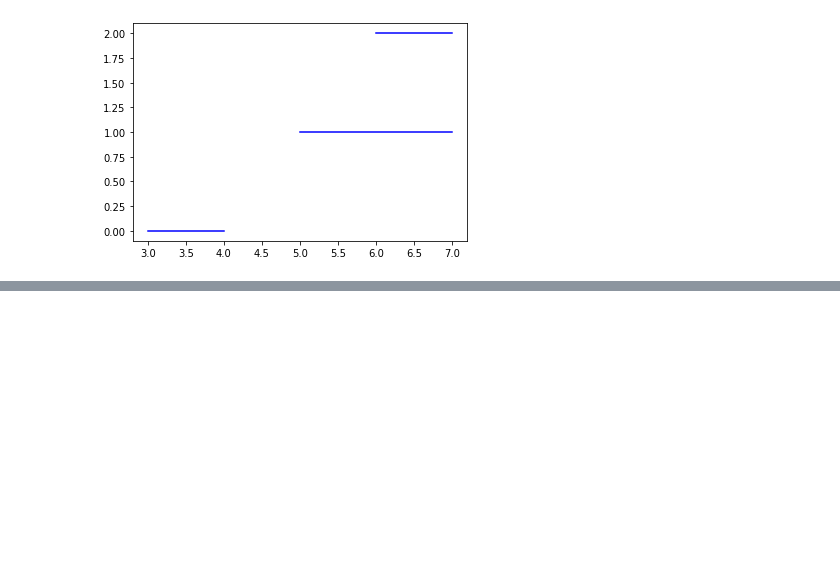
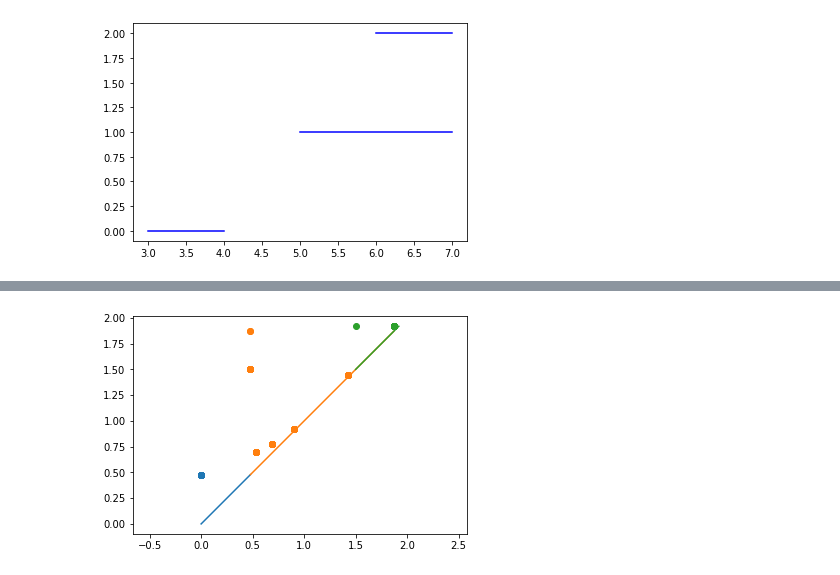
Before and after one commit to AntonAyzenberg/Learn-persistent-homology, a Jupyter notebook: My_Persistence_test.ipynb, the cells around one changed output, grey strips where cells are left out. Saved outputs shown, nothing was run; the diff lists cells and outputs as text; code cells hidden in the pictures; blank space fills up the shorter version.

```diff
--- a/My_Persistence_test.ipynb
+++ b/My_Persistence_test.ipynb
@@ -79,0 +105,9 @@ d.plot.plot_diagram(dgms[1], show = True)
+# %%
+f = d.fill_rips(torus, 3, 7)
+m = d.homology_persistence(f)
+dgms = d.init_diagrams(m, f)
+d.plot.plot_diagram(dgms[0], show = False)
+d.plot.plot_diagram(dgms[1], show = False)
+d.plot.plot_diagram(dgms[2], show = True)
+# %% [output]
+[figure, added]
```
Also changed, not shown: parts of 7 cells of this notebook.
